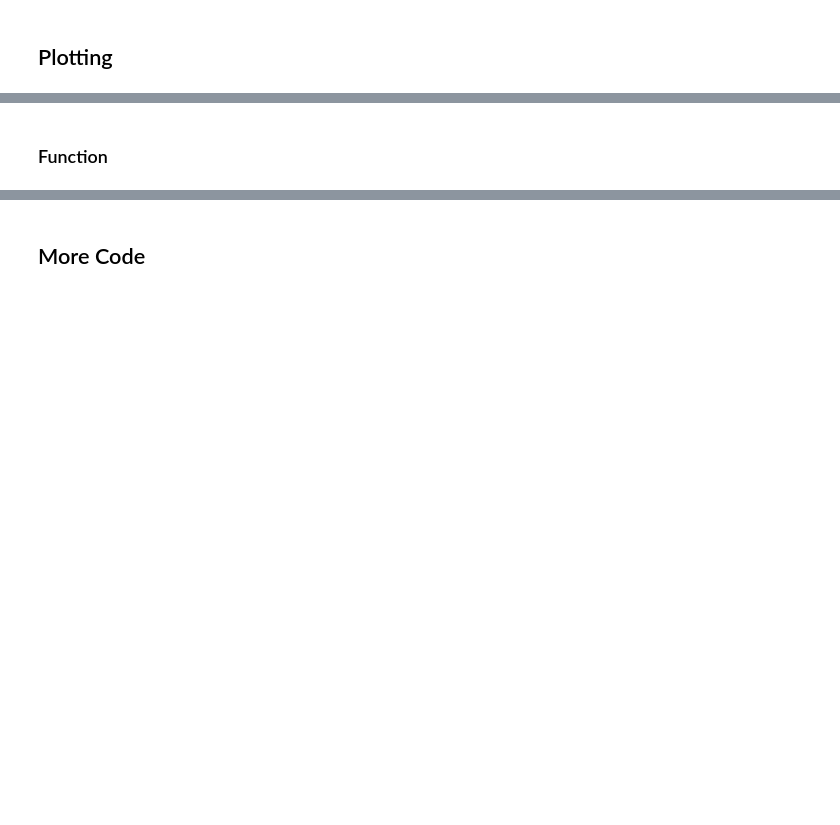
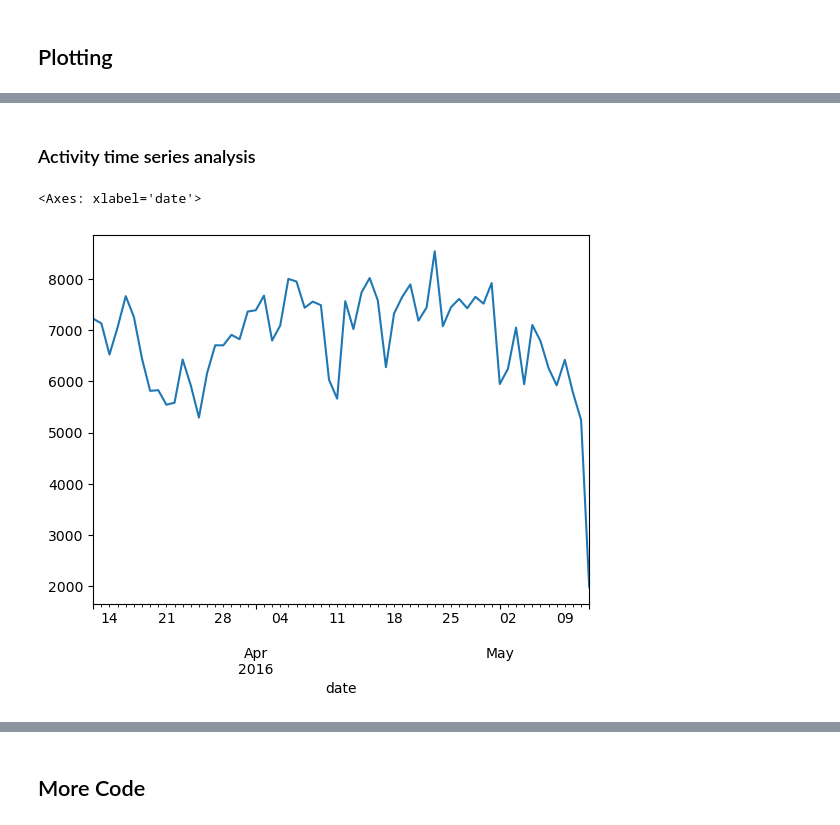
Before and after one commit to kashif45z2003/fitness_eda_Project, a Jupyter notebook: q2_sleep_impact.ipynb, the cells around one changed output, grey strips where cells are left out. Saved outputs shown, nothing was run; the diff lists cells and outputs as text; code cells hidden in the pictures; blank space fills up the shorter version.

```diff
--- a/q2_sleep_impact.ipynb
+++ b/q2_sleep_impact.ipynb
@@ -359,2 +294,22 @@ plt.show()
-# %% [markdown]
-### Function
+# %% [markdown]
+### Activity time series analysis
+# %%
+#data wrangling
+df_activity_ts=df_intensity_day
+#drop Id column
+df_activity_ts=df_activity_ts.drop(columns="Id")
+#set date to datetime
+df_activity_ts["date"]=pd.to_datetime(df_activity_ts["date"])
+#make date the index
+df_activity_ts.set_index("date",inplace=True)
+#sum up by date
+df_activity_ts=df_activity_ts.groupby(df_activity_ts.index).sum()
+
+df_activity_ts
+
+
+#plot the trend
+df_activity_ts["intensity_minutes"].plot()
+# %% [output]
+<Axes: xlabel='date'>
+[figure, added]
```
Also changed, not shown: parts of 40 cells of this notebook.
